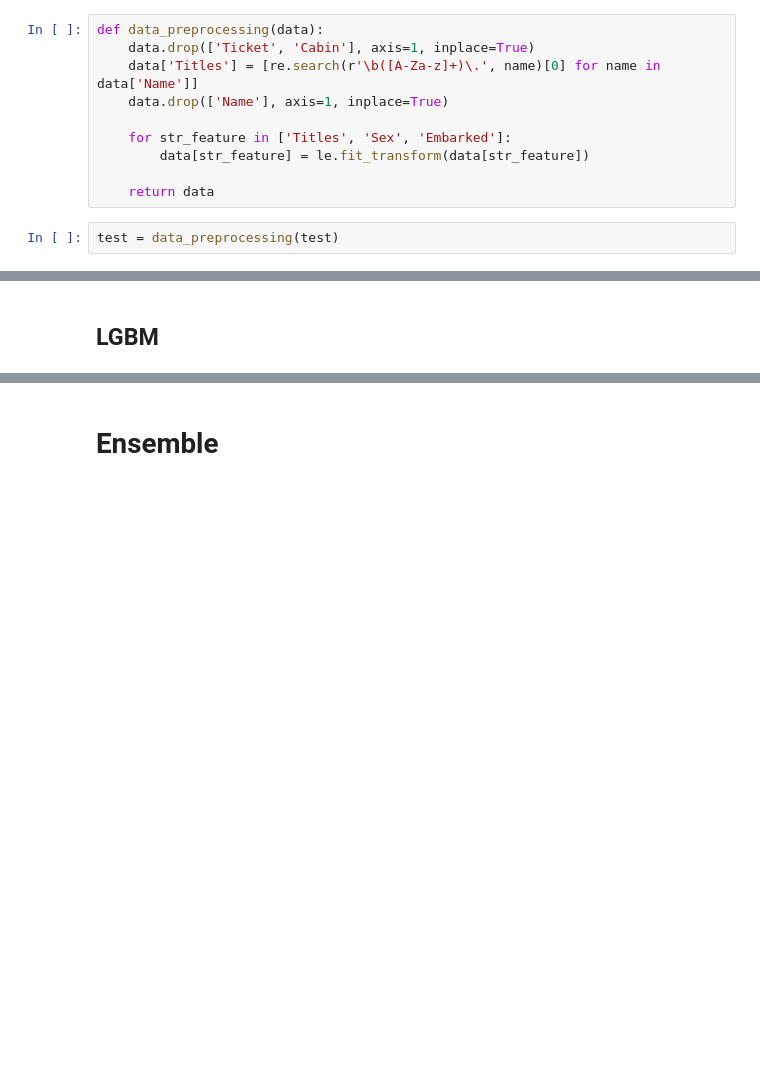
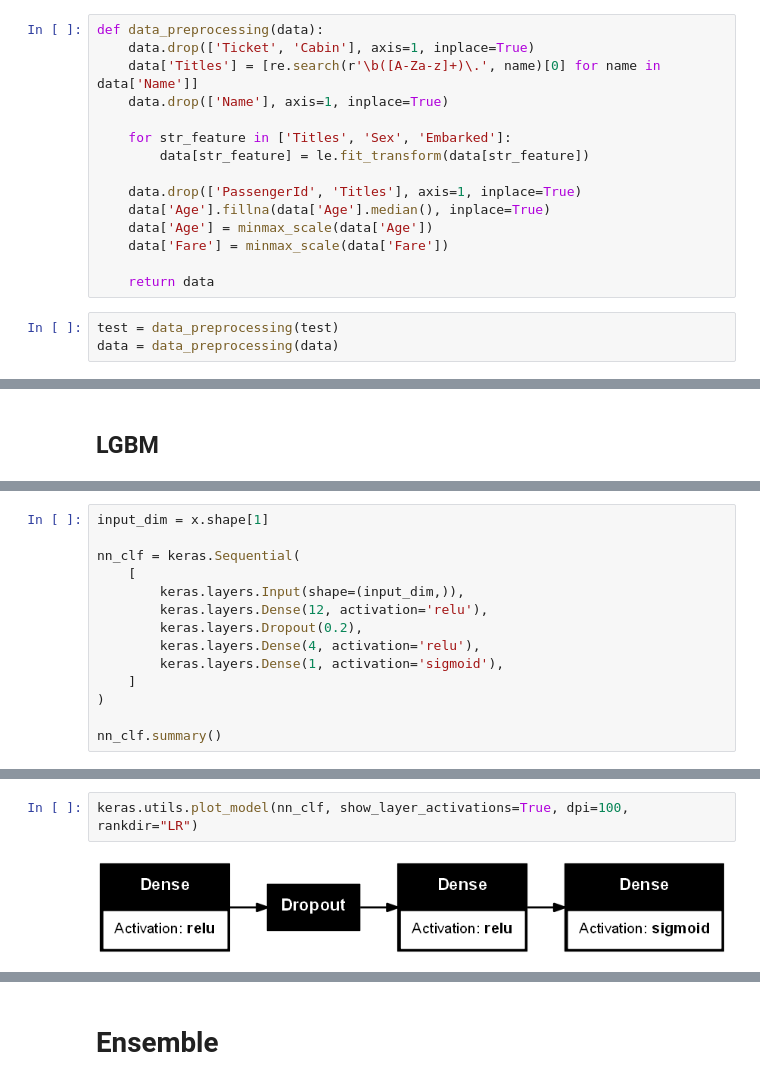
Before and after one commit to slowdive42/kaggle, a Jupyter notebook: titanic/titanic.ipynb, the cells around one changed output, grey strips where cells are left out. Drawn from its saved outputs; the diff is of its cells as text; blank space fills up the shorter version.

```diff
--- a/titanic/titanic.ipynb
+++ b/titanic/titanic.ipynb
@@ -104,9 +109,15 @@ def data_preprocessing(data):
     for str_feature in ['Titles', 'Sex', 'Embarked']:
         data[str_feature] = le.fit_transform(data[str_feature])
 
+    data.drop(['PassengerId', 'Titles'], axis=1, inplace=True)
+    data['Age'].fillna(data['Age'].median(), inplace=True)
+    data['Age'] = minmax_scale(data['Age'])
+    data['Fare'] = minmax_scale(data['Fare'])
+
     return data
 # %%
 test = data_preprocessing(test)
+data = data_preprocessing(data)
 # %% [markdown]
 # Train test split
 # %%
@@ -176,0 +211,14 @@ GridSearchCV(cv=3, estimator=LGBMClassifier(), n_jobs=3,
+# %%
+input_dim = x.shape[1]
+
+nn_clf = keras.Sequential(
+    [
+        keras.layers.Input(shape=(input_dim,)),
+        keras.layers.Dense(12, activation='relu'),
+        keras.layers.Dropout(0.2),
+        keras.layers.Dense(4, activation='relu'),
+        keras.layers.Dense(1, activation='sigmoid'),
+    ]
+)
+
+nn_clf.summary()
@@ -176,0 +241,4 @@ GridSearchCV(cv=3, estimator=LGBMClassifier(), n_jobs=3,
+# %%
+keras.utils.plot_model(nn_clf, show_layer_activations=True, dpi=100, rankdir="LR")
+# %% [output]
+[figure, added]
```
Also changed, not shown: parts of 27 cells of this notebook, 4 other files.
